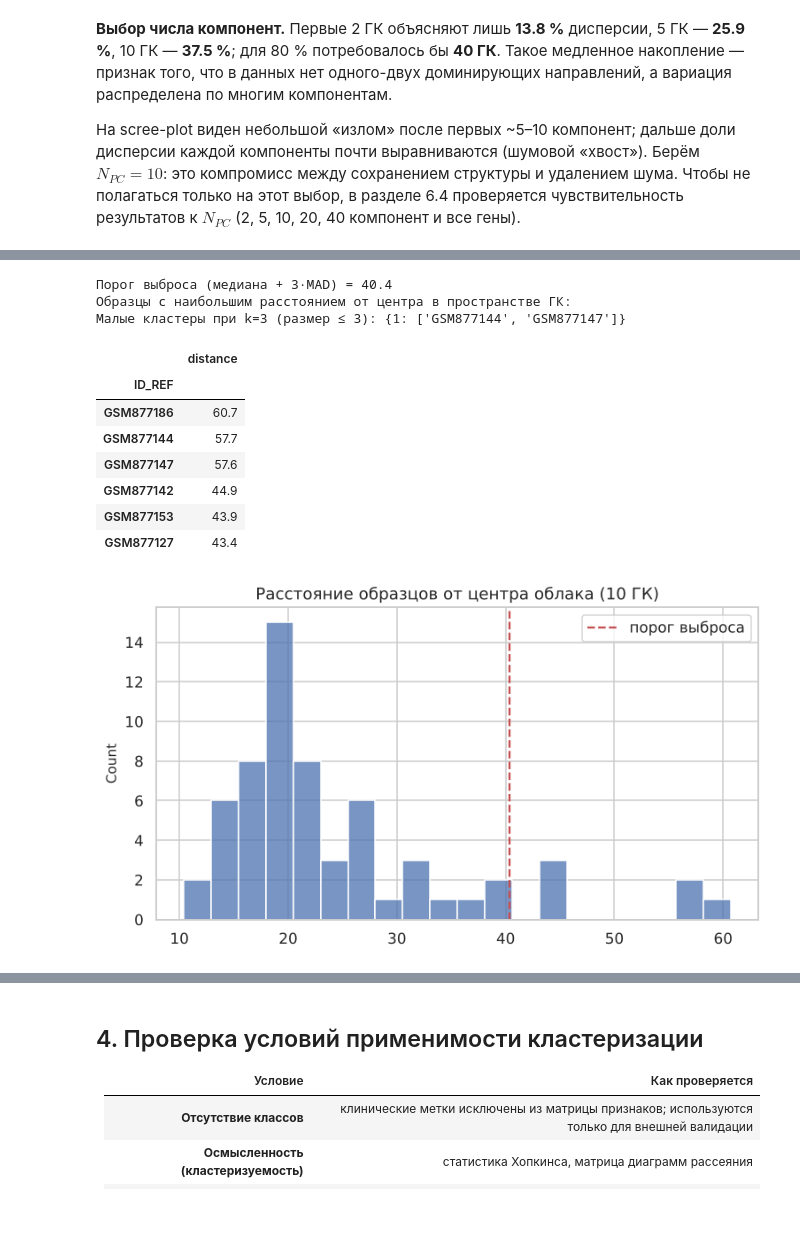
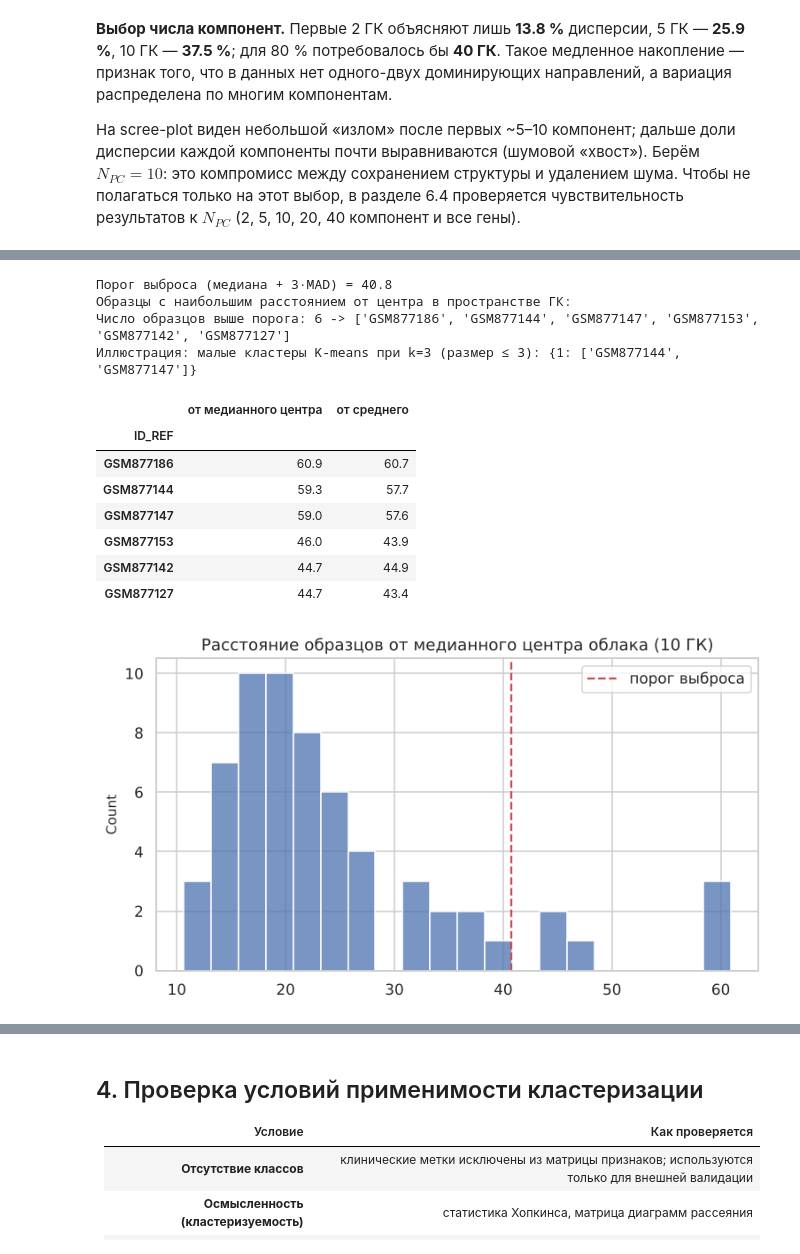
Before and after one commit to Kokunov777/Clustering_laba_3, a Jupyter notebook: lab3_clustering_gene_expression.ipynb, the cells around one changed output, grey strips where cells are left out. Saved outputs shown, nothing was run; the diff lists cells and outputs as text; code cells hidden in the pictures; blank space fills up the shorter version.

```diff
--- a/lab3_clustering_gene_expression.ipynb
+++ b/lab3_clustering_gene_expression.ipynb
@@ -128,7 +128,11 @@ try:
 except ImportError:
     pass   # локальный запуск
 
-PATH = "df_combined.csv" if os.path.exists("df_combined.csv") else "/mnt/user-data/uploads/df_combined.csv"
+PATH = "df_combined.csv"
+if not os.path.exists(PATH):
+    raise FileNotFoundError(
+        f"Файл {PATH} не найден в каталоге {os.getcwd()}. "
+        "В Colab загрузите его через диалог выше (files.upload()) или положите рядом с ноутбуком.")
 df = pd.read_csv(PATH, index_col=0).set_index("ID_REF")
 
 meta_cols = ["Age (in years)", "Dukes Stage", "Gender", "Location",
@@ -420,32 +429,38 @@ print("Форма матрицы в пространстве ГК:", Z.shape)
 # %%
-d_c = np.linalg.norm(Z - Z.mean(0), axis=1)
+center_med = np.median(Z, axis=0)                      # робастный центр облака
+d_c = np.linalg.norm(Z - center_med, axis=1)            # расстояние от медианного центра
+d_mean = np.linalg.norm(Z - Z.mean(0), axis=1)          # для сравнения: расстояние от среднего
 thr = np.median(d_c) + 3 * stats.median_abs_deviation(d_c, scale="normal")
 out_pc = pd.Series(d_c, index=X.index).sort_values(ascending=False)
 print(f"Порог выброса (медиана + 3·MAD) = {thr:.1f}")
 print("Образцы с наибольшим расстоянием от центра в пространстве ГК:")
-display(out_pc.head(6).round(1).to_frame("distance"))
+display(pd.DataFrame({"от медианного центра": d_c, "от среднего": d_mean}, index=X.index)
+        .loc[out_pc.index[:6]].round(1))
+print("Число образцов выше порога:", int((d_c > thr).sum()), "->", out_pc.index[out_pc > thr].tolist())
+
 
 y3 = KMeans(3, n_init=10, random_state=RANDOM_STATE).fit_predict(Z)
 small = [k for k in range(3) if (y3 == k).sum() <= 3]
-print("Малые кластеры при k=3 (размер ≤ 3):", {k: X.index[y3 == k].tolist() for k in small})
+print("Иллюстрация: малые кластеры K-means при k=3 (размер ≤ 3):", {k: X.index[y3 == k].tolist() for k in small})
 
 plt.figure(figsize=(7, 4))
 sns.histplot(d_c, bins=20, color="#4c72b0")
 plt.axvline(thr, c="r", ls="--", label="порог выброса"); plt.legend()
-plt.title("Расстояние образцов от центра облака (10 ГК)")
+plt.title("Расстояние образцов от медианного центра облака (10 ГК)")
 plt.tight_layout()
 save_fig("07_pca_outliers")
 plt.show()
 # %% [output]
-Порог выброса (медиана + 3·MAD) = 40.4
+Порог выброса (медиана + 3·MAD) = 40.8
 Образцы с наибольшим расстоянием от центра в пространстве ГК:
-Малые кластеры при k=3 (размер ≤ 3): {1: ['GSM877144', 'GSM877147']}
+Число образцов выше порога: 6 -> ['GSM877186', 'GSM877144', 'GSM877147', 'GSM877153', 'GSM877142', 'GSM877127']
+Иллюстрация: малые кластеры K-means при k=3 (размер ≤ 3): {1: ['GSM877144', 'GSM877147']}
-|  | distance |
-| ID_REF |  |
-| GSM877186 | 60.7 |
-| GSM877144 | 57.7 |
-| GSM877147 | 57.6 |
-| GSM877142 | 44.9 |
-| GSM877153 | 43.9 |
-| GSM877127 | 43.4 |
+|  | от медианного центра | от среднего |
+| ID_REF |  |  |
+| GSM877186 | 60.9 | 60.7 |
+| GSM877144 | 59.3 | 57.7 |
+| GSM877147 | 59.0 | 57.6 |
+| GSM877153 | 46.0 | 43.9 |
+| GSM877142 | 44.7 | 44.9 |
+| GSM877127 | 44.7 | 43.4 |
-[figure, old version]
+[figure, new version]
```
Also changed, not shown: parts of 35 cells of this notebook.
